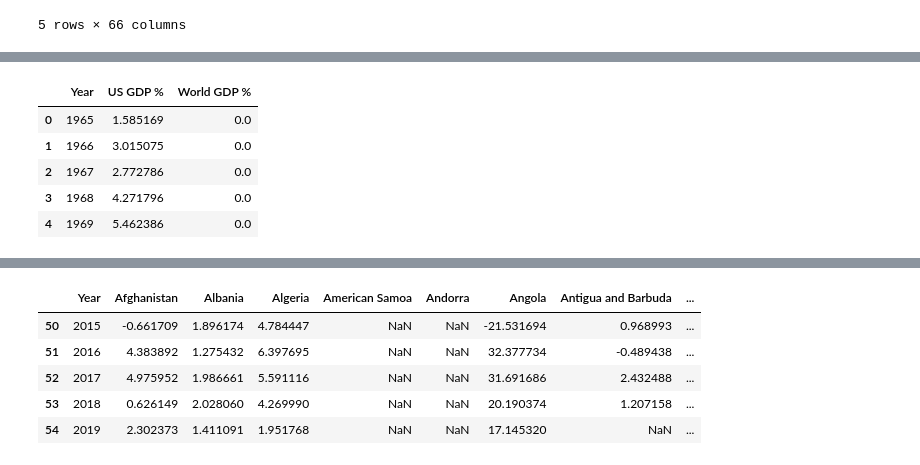
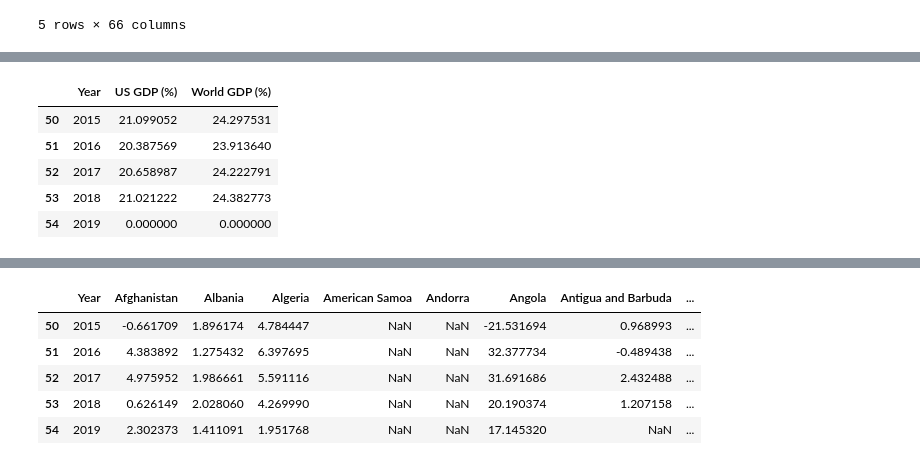
Before and after one commit to minerva-b/Final_Team_Project, a Jupyter notebook: minerva/MachineLearning_Gas_1970-2019.ipynb, the cells around one changed output, grey strips where cells are left out. Cells and saved outputs as stored; diff of their text form; code cells hidden in the pictures.

```diff
--- a/minerva/MachineLearning_Gas_1970-2019.ipynb
+++ b/minerva/MachineLearning_Gas_1970-2019.ipynb
@@ -105,14 +105,14 @@ clean_gdp_percent.tail()
 # %%
 filtered_gdp = clean_gdp_percent[['Year', 'United States', 'World']]
 filtered_gdp = filtered_gdp.rename(columns={'United States': 'US GDP (%)', 'World': 'World GDP (%)'})
-filtered_gdp.head()
+filtered_gdp.tail()
 # %% [output]
-|  | Year | US GDP % | World GDP % |
-| 0 | 1965 | 1.585169 | 0.0 |
-| 1 | 1966 | 3.015075 | 0.0 |
-| 2 | 1967 | 2.772786 | 0.0 |
-| 3 | 1968 | 4.271796 | 0.0 |
-| 4 | 1969 | 5.462386 | 0.0 |
+|  | Year | US GDP (%) | World GDP (%) |
+| 50 | 2015 | 21.099052 | 24.297531 |
+| 51 | 2016 | 20.387569 | 23.913640 |
+| 52 | 2017 | 20.658987 | 24.222791 |
+| 53 | 2018 | 21.021222 | 24.382773 |
+| 54 | 2019 | 0.000000 | 0.000000 |
 # %%
 # Merge the latest dataframe with 'filtered GDP'
 gas_prod_v1 = filtered_gdp.merge(gas_pop, on="Year")
```
Also changed, not shown: parts of 32 cells of this notebook.
